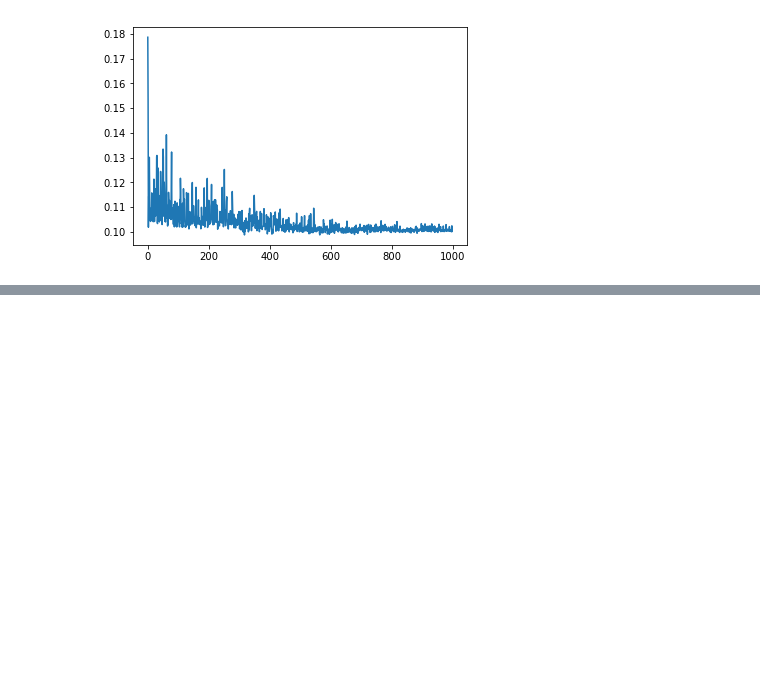
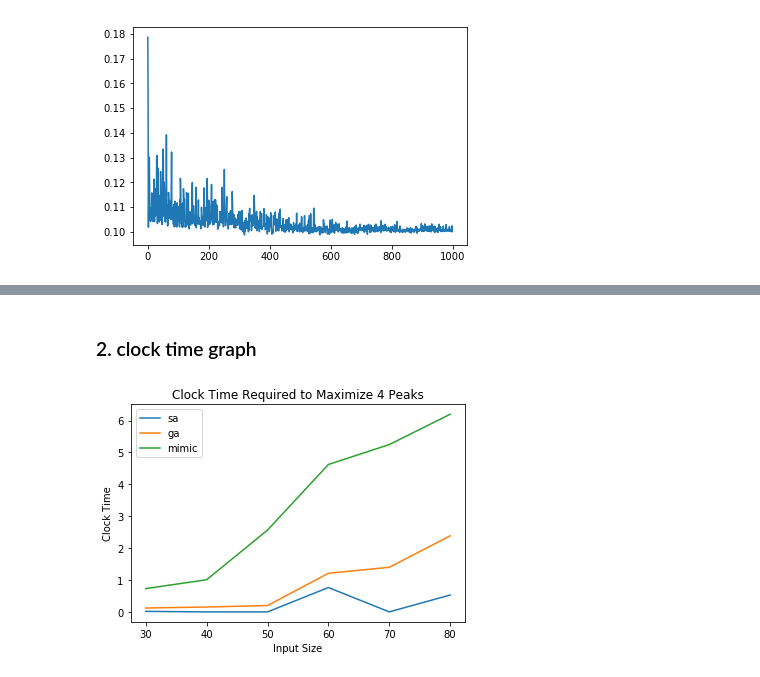
Before and after one commit to Quintus-Zhang/Randomized-Optimization, a Jupyter notebook: graphs.ipynb, the cells around one changed output, grey strips where cells are left out. Saved outputs shown, nothing was run; the diff lists cells and outputs as text; code cells hidden in the pictures; blank space fills up the shorter version.

```diff
--- a/graphs.ipynb
+++ b/graphs.ipynb
@@ -39,0 +47,16 @@ print(f"{time.time()-start} seconds")
+# %% [markdown]
+### 2. clock time graph
+# %%
+th_1 = np.array([[2.2799999713897705, 0.03299999237060547, 0.20399999618530273, 1.3220000267028809], [1.6570000648498535, 0.004999876022338867, 0.2560000419616699, 1.7889997959136963], [1.253999948501587, 0.005000114440917969, 0.22600007057189941, 2.7339999675750732], [1.247999906539917, 0.009000062942504883, 0.4570000171661377, 6.275000095367432], [0.9750001430511475, 0.003999948501586914, 1.0290000438690186, 5.2209999561309814], [0.9860000610351562, 1.5899999141693115, 0.7580001354217529, 9.592000007629395]])
+th_2 = np.array([[2.361999988555908, 0.015999794006347656, 0.09800004959106445, 0.3769998550415039], [1.4570000171661377, 0.0019998550415039062, 0.16000008583068848, 0.4549999237060547], [1.1599998474121094, 0.006999969482421875, 0.10800004005432129, 2.544999837875366], [1.124000072479248, 0.01900005340576172, 0.9660000801086426, 2.1059999465942383], [1.6929998397827148, 0.005000114440917969, 1.371999979019165, 3.7269999980926514], [0.9650001525878906, 0.006000041961669922, 3.364000082015991, 4.896999835968018]])
+th_3 = np.array([[0.04399991035461426, 0.017000198364257812, 0.07999992370605469, 0.5080001354217529], [1.9699997901916504, 0.006999969482421875, 0.05800008773803711, 0.7960000038146973], [1.3550000190734863, 0.003000020980834961, 0.28100013732910156, 2.429999828338623], [1.622999906539917, 2.2779998779296875, 2.2249999046325684, 5.490999937057495], [2.305000066757202, 0.009000062942504883, 1.808000087738037, 6.795999765396118], [1.065999984741211, 0.006000041961669922, 3.0460000038146973, 4.105000019073486]])
+th = (th_1 + th_2 + th_3) / 3
+
+plt.plot([30, 40, 50, 60, 70, 80], th[:, 1:])
+plt.legend(['sa', 'ga', 'mimic'])
+plt.xlabel('Input Size')
+plt.ylabel('Clock Time')
+plt.title('Clock Time Required to Maximize 4 Peaks')
+plt.show()
+# %% [output]
+[figure, added]
```
Also changed, not shown: parts of 43 cells of this notebook, 6 other files.
